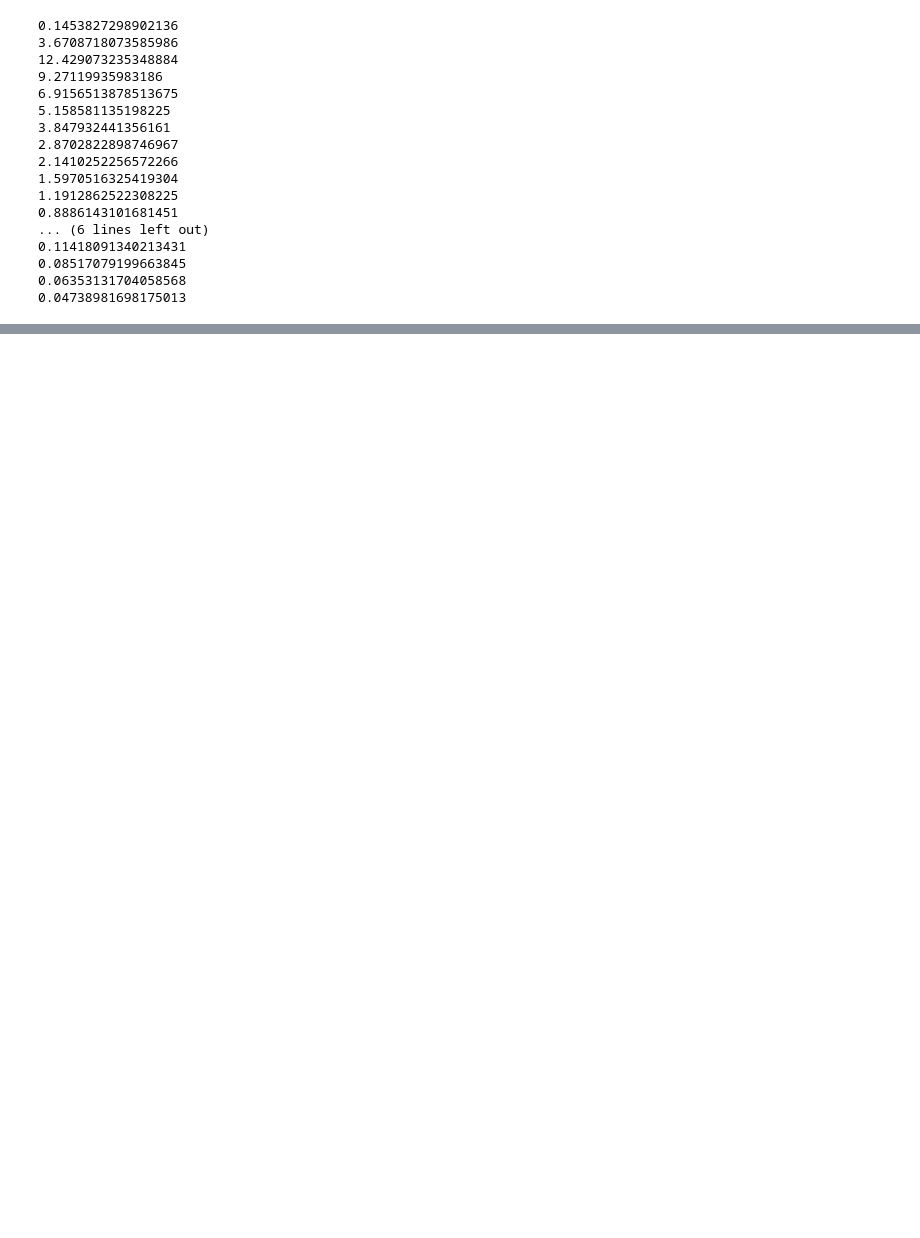
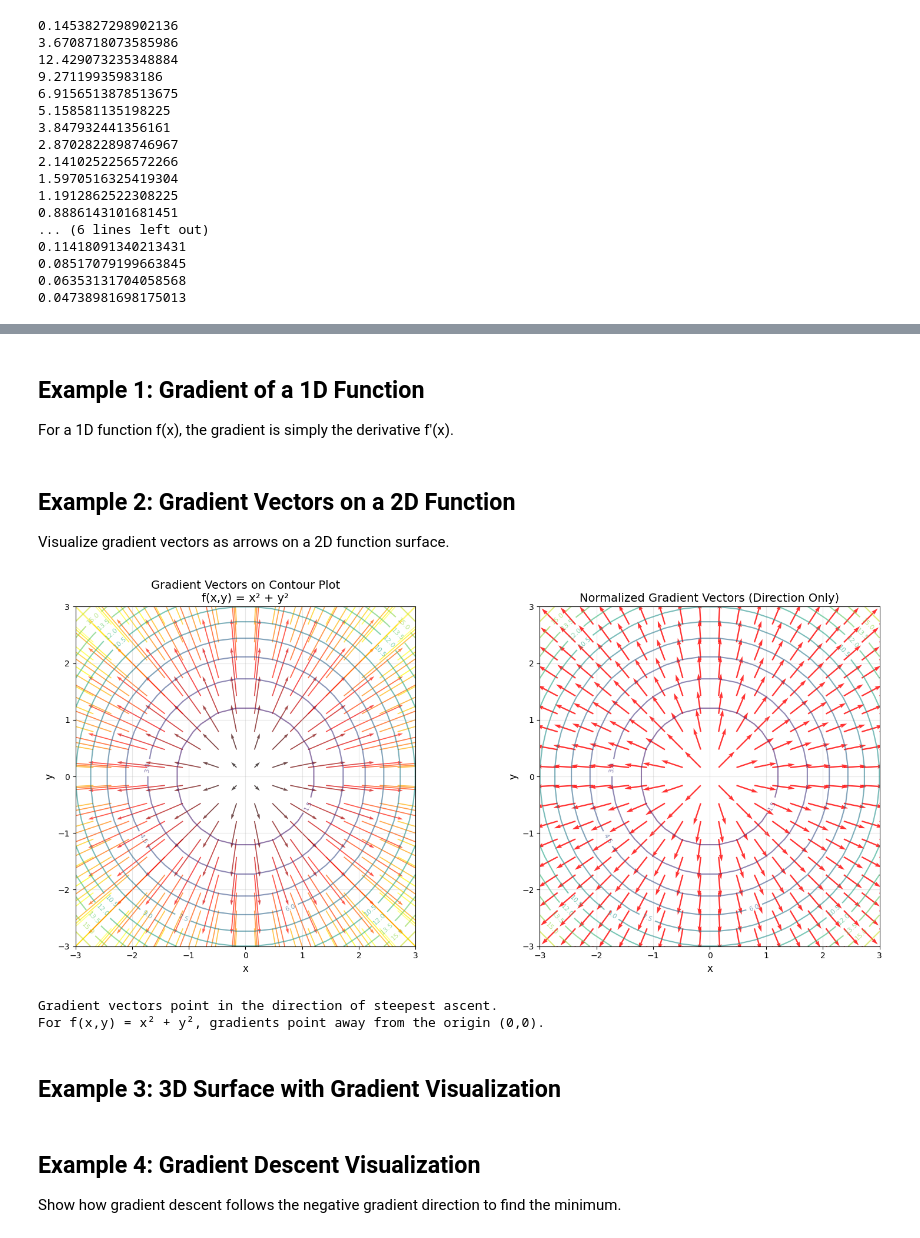
Before and after one commit to juniuszhou/de-LLM, a Jupyter notebook: ipynbs/numpy.ipynb, the cells around one changed output, grey strips where cells are left out. Saved outputs shown, nothing was run; the diff lists cells and outputs as text; code cells hidden in the pictures; blank space fills up the shorter version.

```diff
--- a/ipynbs/numpy.ipynb
+++ b/ipynbs/numpy.ipynb
@@ -50,3 +50,13 @@ for i in range(20):
 0.08517079199663845
 0.06353131704058568
 0.04738981698175013
+# %%
+import numpy as np
+import matplotlib.pyplot as plt
+from matplotlib.patches import FancyArrowPatch
+from mpl_toolkits.mplot3d import Axes3D
+
+# Set up for better plots
+plt.rcParams['figure.figsize'] = (12, 8)
+x = np.linspace(-3, 3, 100)
+print(x)
@@ -52,0 +81,4 @@ for i in range(20):
+# %% [markdown]
+## Example 1: Gradient of a 1D Function
+
+For a 1D function f(x), the gradient is simply the derivative f'(x).
@@ -52,0 +139,61 @@ for i in range(20):
+# %% [markdown]
+## Example 2: Gradient Vectors on a 2D Function
+
+Visualize gradient vectors as arrows on a 2D function surface.
+# %%
+# Define a 2D function: f(x, y) = x^2 + y^2
+def f_2d(x, y):
+    return x**2 + y**2
+
+# Gradient: ∇f = [2x, 2y]
+def grad_f_2d(x, y):
+    return np.array([2*x, 2*y])
+
+# Create grid
+x = np.linspace(-3, 3, 20)
+y = np.linspace(-3, 3, 20)
+X, Y = np.meshgrid(x, y)
+Z = f_2d(X, Y)
+
+# Compute gradient at grid points
+U, V = grad_f_2d(X, Y)
+
+# Normalize vectors for better visualization
+magnitude = np.sqrt(U**2 + V**2)
+U_norm = U / (magnitude + 1e-10)  # Avoid division by zero
+V_norm = V / (magnitude + 1e-10)
+
+# Create figure with two subplots
+fig, axes = plt.subplots(1, 2, figsize=(16, 7))
+
+# Plot 1: Contour plot with gradient vectors
+contour = axes[0].contour(X, Y, Z, levels=15, cmap='viridis', alpha=0.6)
+axes[0].clabel(contour, inline=True, fontsize=8)
+axes[0].quiver(X, Y, U, V, magnitude, cmap='hot', scale=20, width=0.003, alpha=0.7)
+axes[0].set_xlabel('x', fontsize=12)
+axes[0].set_ylabel('y', fontsize=12)
+axes[0].set_title('Gradient Vectors on Contour Plot\nf(x,y) = x² + y²', fontsize=14)
+axes[0].set_aspect('equal')
+axes[0].grid(True, alpha=0.3)
+
+# Plot 2: Normalized gradient vectors (showing direction only)
+contour2 = axes[1].contour(X, Y, Z, levels=15, cmap='viridis', alpha=0.6)
+axes[1].clabel(contour2, inline=True, fontsize=8)
+axes[1].quiver(X, Y, U_norm, V_norm, scale=15, width=0.004, color='red', alpha=0.8)
+axes[1].set_xlabel('x', fontsize=12)
+axes[1].set_ylabel('y', fontsize=12)
+axes[1].set_title('Normalized Gradient Vectors (Direction Only)', fontsize=14)
+axes[1].set_aspect('equal')
+axes[1].grid(True, alpha=0.3)
+
+plt.tight_layout()
+plt.show()
+
+print("Gradient vectors point in the direction of steepest ascent.")
+print("For f(x,y) = x² + y², gradients point away from the origin (0,0).")
+# %% [output]
+[figure, added]
+Gradient vectors point in the direction of steepest ascent.
+For f(x,y) = x² + y², gradients point away from the origin (0,0).
+# %% [markdown]
+## Example 3: 3D Surface with Gradient Visualization
@@ -52,0 +255,4 @@ for i in range(20):
+# %% [markdown]
+## Example 4: Gradient Descent Visualization
+
+Show how gradient descent follows the negative gradient direction to find the minimum.
```
Also changed, not shown: parts of 5 cells of this notebook, 8 other files.
